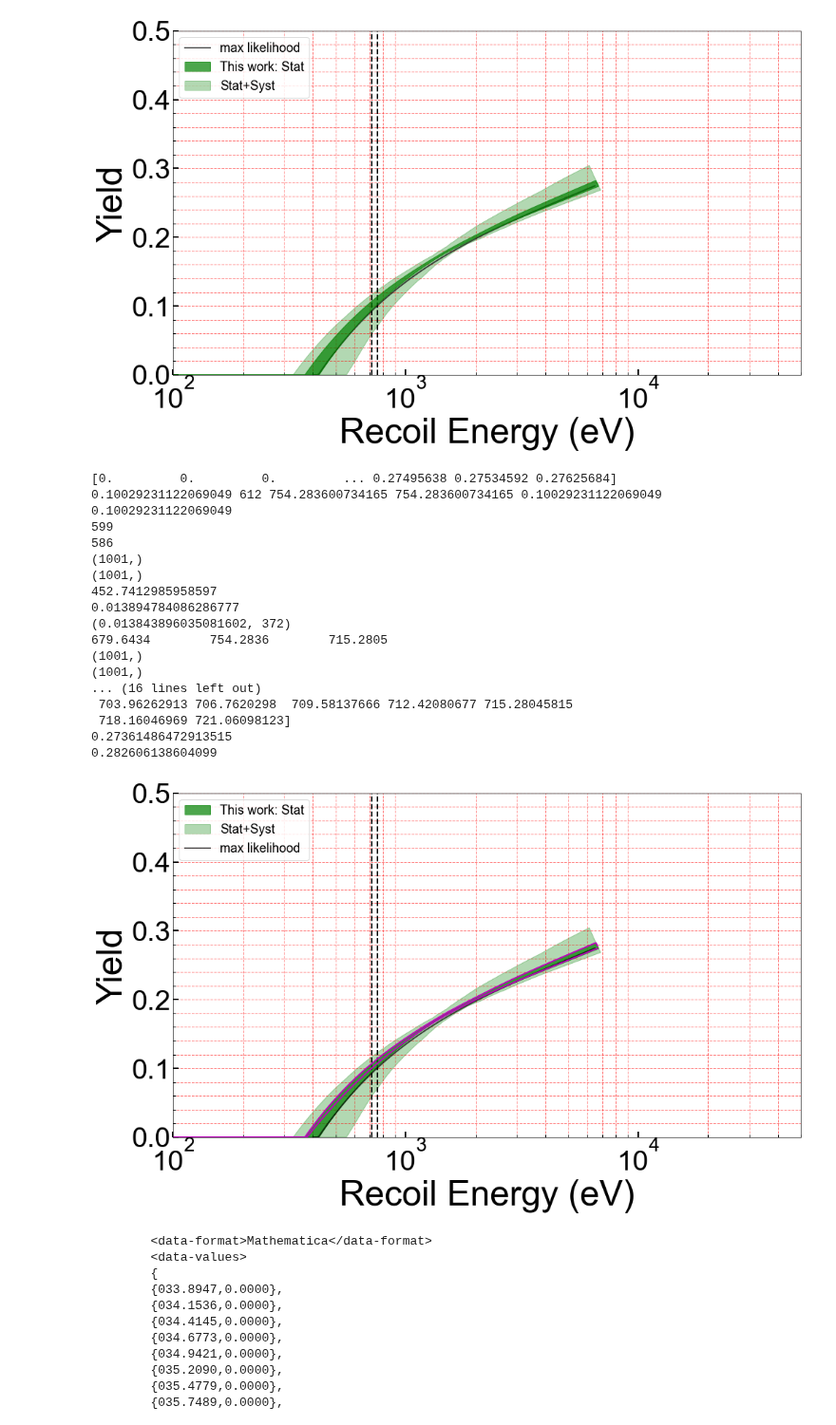
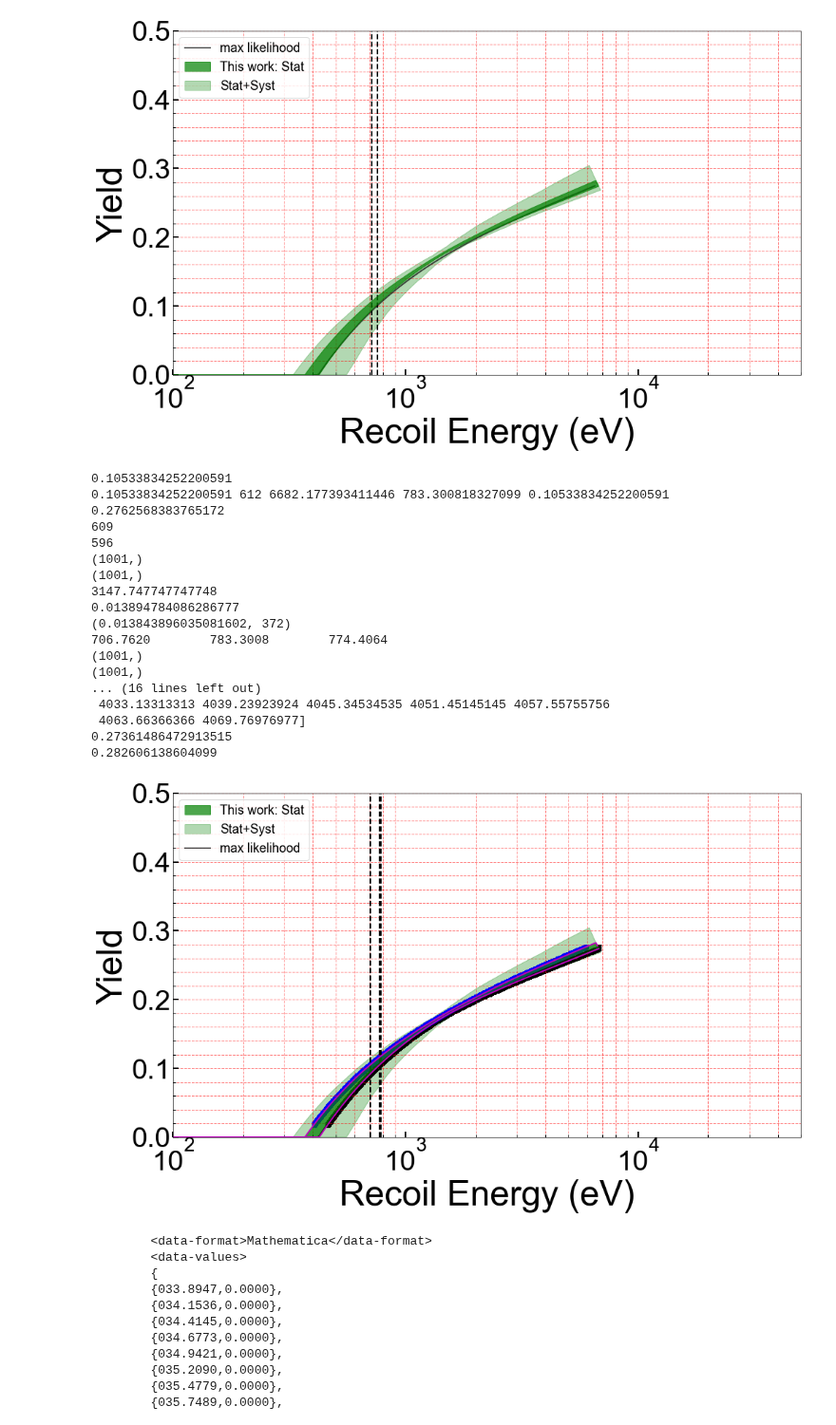
Before and after one commit to villano-lab/nrSiCap, a Jupyter notebook: 1-PRD_Figures/plot_final_yield.ipynb, the cells around one changed output. Shown at 95% size. Saved outputs shown, nothing was run; the diff lists cells and outputs as text; code cells hidden in the pictures.

```diff
--- a/1-PRD_Figures/plot_final_yield.ipynb
+++ b/1-PRD_Figures/plot_final_yield.ipynb
@@ -140,41 +140,43 @@ for i,RQi in enumerate(RQss):
 
 #extract the tight band energies and yields on the high and low side
 #vEr is the vector of energies corresponding to those high/low yields
-vEr=tight_band[1001:2002]
-vEl=np.zeros(np.shape(vEr))
-vEmid=np.zeros(np.shape(vEr))
-vEh=np.zeros(np.shape(vEr))
-vY=np.zeros(np.shape(vEr))
+vEr_low=tight_band[0:1001]
+vEr_high=tight_band[1001:2002]
+vEl=np.zeros(np.shape(vEr_low))
+vEmid=np.zeros(np.shape(vEr_low))
+vEh=np.zeros(np.shape(vEr_low))
+vY=np.zeros(np.shape(vEr_low))
 ytight_low = ytight[0:1001]
 ytight_high = ytight[1001:2002]
 
 #because of how the polygon is encoded vEr and ytight_high need
 #to be flipped
-vEr=np.flip(vEr)
+vEr_high=np.flip(vEr_high)
 ytight_high=np.flip(ytight_high)
 
 
 #get the mid point yield at a particular energy
-mid = (ytight_low+ytight_high)/2.0
+#mid = (ytight_low+ytight_high)/2.0
 
 #calculate the highest and lowest energies that intersect the yield bands at
 #a particular yield
-for i,Er in enumerate(vEr):
-    vY[i] = ySor(Er)
-    Y0,j = find_nearest(ySor(vEr),vY[i])
-    vEmid[i] = vEr[j]
+for i,Er_low in enumerate(vEr_low):
+    vY[i] = ySor(Er_low)
+    Y0,j = find_nearest(ySor(vEr_low),vY[i])
+    vEmid[i] = vEr_low[j]
     if i==612:
-       print(ySor(vEr))
-       print(vY[i],j,Er,vEr[j],Y0,ySor(Er))
+       print(vY[i])
+       #print(ySor(vEr_low))
+       print(vY[i],j,Er,vEr_low[j],Y0,ySor(Er))
     #print(i,vY[i])
     Y,j = find_nearest(ytight_low,vY[i])
-    vEh[i] = vEr[j]
+    vEh[i] = vEr_low[j]
     if i==612:
        print(j)
     Y,j = find_nearest(ytight_high,vY[i])
     if i==612:
        print(j)
-    vEl[i] = vEr[j]
+    vEl[i] = vEr_high[j]
 
 print(np.shape(vEh))
 print(np.shape(vEl))
@@ -191,9 +193,9 @@ mid = (ytight_low+ytight_high)/2.0
 print(np.shape(mid))
 
 print(np.shape(vEr))
-print(vEr[1000])
+print(vEr_low[1000])
 print(ySor(754.28))
-print(vEr[586],vEr[599])
+print(vEr_low[586],vEr_high[599])
 print(ytight_high[586])
 print(ytight_low[599])
 Y,j = find_nearest(ytight_low,0.1003)
@@ -210,21 +212,21 @@ print(ytight_high[999])
   #if(tb>328):
   #print("{0:08.4f}\t{1:05.4f}\t{2:05.4f}\t{3:05.4f}".format(Er,ytight_low[i],ytight_high[i],np.abs(ytight_high[i])))
 # %% [output]
-[0.         0.         0.         ... 0.27495638 0.27534592 0.27625684]
-0.10029231122069049 612 754.283600734165 754.283600734165 0.10029231122069049 0.10029231122069049
-599
-586
+0.10533834252200591
+0.10533834252200591 612 6682.177393411446 783.300818327099 0.10533834252200591 0.2762568383765172
+609
+596
 (1001,)
 (1001,)
-452.7412985958597
+3147.747747747748
 0.013894784086286777
 (0.013843896035081602, 372)
-679.6434        754.2836        715.2805
+706.7620        783.3008        774.4064
 (1001,)
 (1001,)
 ... (16 lines left out)
- 703.96262913 706.7620298  709.58137666 712.42080677 715.28045815
- 718.16046969 721.06098123]
+ 4033.13313313 4039.23923924 4045.34534535 4051.45145145 4057.55755756
+ 4063.66366366 4069.76976977]
 0.27361486472913515
 0.282606138604099
 # %%
@@ -235,38 +237,41 @@ plot_alphas=[0.7,0.3]
 plot_zorders=[2,1,0]
 plot_labels=['This work: Stat','Stat+Syst']#,'+BurstSyst']
 
 vEr = np.linspace(400,6500,1000)
 #print(ySor(vEr))
 
 
-
-plt.axvline(754,color='k',linestyle="--")
-plt.axvline(715,color='k',linestyle="--")
+plt.axvline(783,color='k',linestyle="--")
+plt.axvline(774,color='k',linestyle="--")
+plt.axvline(706,color='k',linestyle="--")
 plt.grid(color='r', linestyle='--', linewidth=1,axis="y",which="both",alpha=0.5)
 plt.grid(color='r', linestyle='--', linewidth=1,axis="x",which="Minor",alpha=0.5)
 
 for i,RQi in enumerate(RQss):
     Er_Ycalc_plot=np.concatenate((RQi['Er_Ycalc'][0][:1],RQi['Er_Ycalc'][1],RQi['Er_Ycalc'][0][-1:],RQi['Er_Ycalc'][2][::-1]))
     Ydist_plot=np.concatenate((RQi['Ydist'][0][:1],RQi['Ydist'][1],RQi['Ydist'][0][-1:],RQi['Ydist'][2][::-1]))
 
     plt.fill(Er_Ycalc_plot,Ydist_plot,color=plot_fill_colors[i],zorder=plot_zorders[i], alpha=plot_alphas[i], label=plot_labels[i])
 
 plt.plot(vEr,ySor(vEr),label="max likelihood",alpha=0.7,color='k')
 plt.plot(np.flip(tight_band[1001:2002]),ytight_high,color="m",linewidth=2)
-plt.plot(np.flip(tight_band[1001:2002]),ytight_low,color="m",linewidth=2)
+plt.plot(tight_band[0:1001],ytight_low,color="m",linewidth=2)
+
+plt.scatter(vEh[400:1000],vY[400:1000],color='k',marker='s')
+plt.scatter(vEl[400:1000],vY[400:1000],color='b',marker='s')
 
 plt.ylabel("Yield")
 plt.xlabel("Recoil Energy (eV)")
 #plt.rc('xtick', labelsize=16) #fontsize of the x tick labels
 #plt.rc('ytick', labelsize=16) #fontsize of the y tick labels
 plt.xlim([100,50000])
 plt.ylim([0,0.5])
 plt.xscale('log')
 
 plt.legend(fontsize=18,loc='upper left')
 plt.show()
 # %% [output]
-[figure, old version]
+[figure, new version]
 # %%
 #let's do it in close to the xml format
 
```
